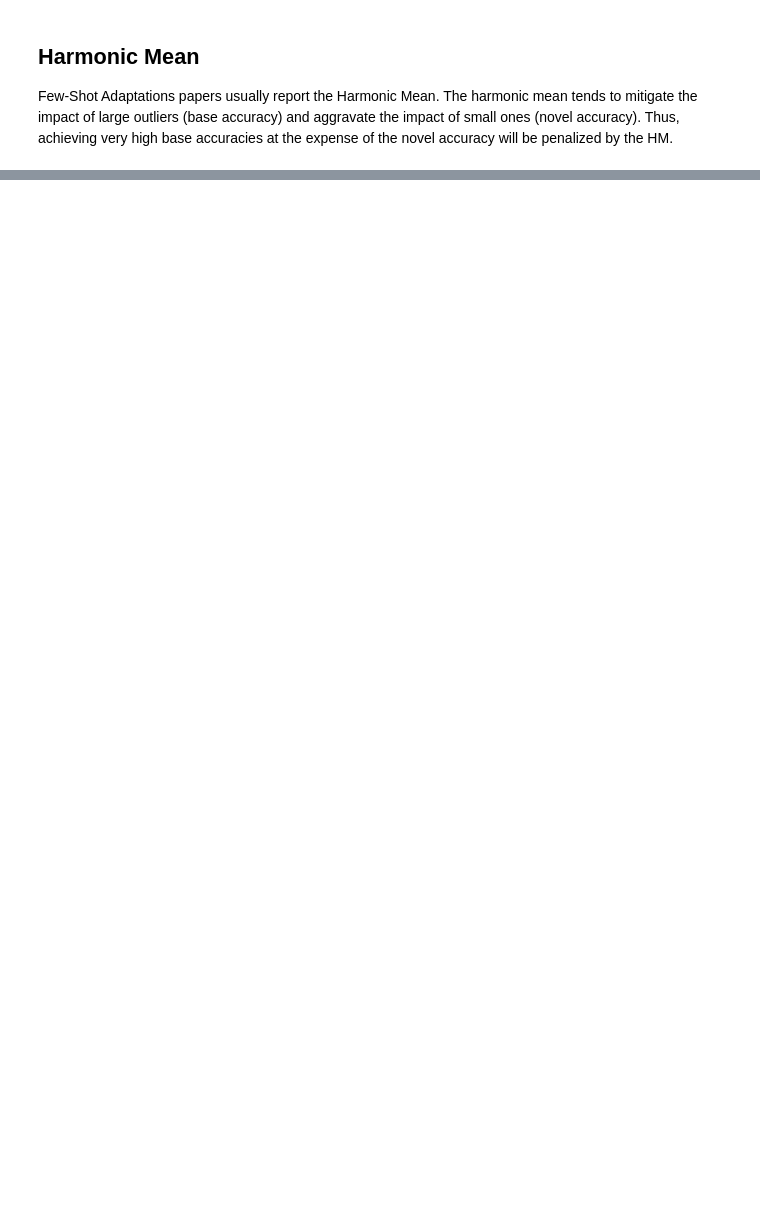
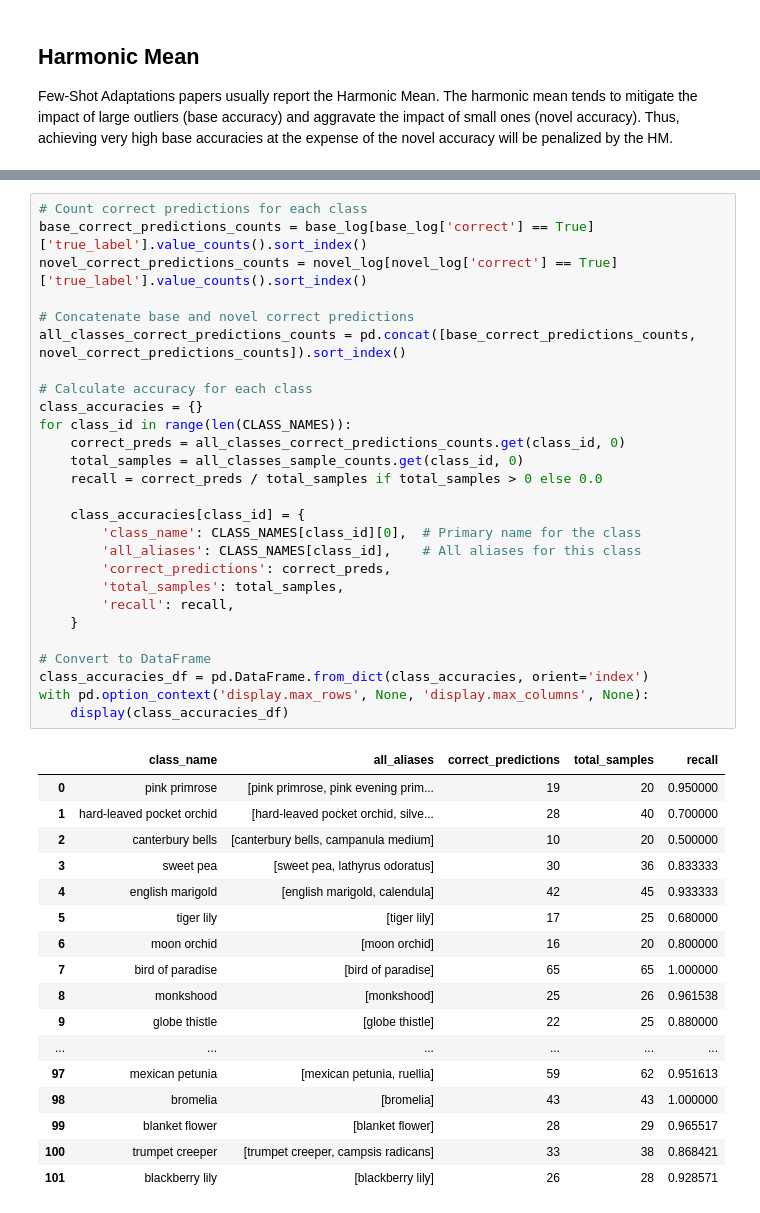
Before and after one commit to antnatb/deep-learning-2025-project, a Jupyter notebook: notebooks/aka_CLIP_zero_shot.ipynb, the cells around one changed output, grey strips where cells are left out. Drawn from its saved outputs; the diff is of its cells as text; blank space fills up the shorter version.

```diff
--- a/notebooks/aka_CLIP_zero_shot.ipynb
+++ b/notebooks/aka_CLIP_zero_shot.ipynb
@@ -320,0 +315,45 @@ plt.show()
+# %%
+# Count correct predictions for each class
+base_correct_predictions_counts = base_log[base_log['correct'] == True]['true_label'].value_counts().sort_index()
+novel_correct_predictions_counts = novel_log[novel_log['correct'] == True]['true_label'].value_counts().sort_index()
+
+# Concatenate base and novel correct predictions
+all_classes_correct_predictions_counts = pd.concat([base_correct_predictions_counts, novel_correct_predictions_counts]).sort_index()
+
+# Calculate accuracy for each class
+class_accuracies = {}
+for class_id in range(len(CLASS_NAMES)):
+    correct_preds = all_classes_correct_predictions_counts.get(class_id, 0)
+    total_samples = all_classes_sample_counts.get(class_id, 0)
+    recall = correct_preds / total_samples if total_samples > 0 else 0.0
+
+    class_accuracies[class_id] = {
+        'class_name': CLASS_NAMES[class_id][0],  # Primary name for the class
+        'all_aliases': CLASS_NAMES[class_id],    # All aliases for this class
+        'correct_predictions': correct_preds,
+        'total_samples': total_samples,
+        'recall': recall,
+    }
+
+# Convert to DataFrame
+class_accuracies_df = pd.DataFrame.from_dict(class_accuracies, orient='index')
+with pd.option_context('display.max_rows', None, 'display.max_columns', None):
+    display(class_accuracies_df)
+# %% [output]
+|  | class_name | all_aliases | correct_predictions | total_samples | recall |
+| 0 | pink primrose | [pink primrose, pink evening prim... | 19 | 20 | 0.950000 |
+| 1 | hard-leaved pocket orchid | [hard-leaved pocket orchid, silve... | 28 | 40 | 0.700000 |
+| 2 | canterbury bells | [canterbury bells, campanula medium] | 10 | 20 | 0.500000 |
+| 3 | sweet pea | [sweet pea, lathyrus odoratus] | 30 | 36 | 0.833333 |
+| 4 | english marigold | [english marigold, calendula] | 42 | 45 | 0.933333 |
+| 5 | tiger lily | [tiger lily] | 17 | 25 | 0.680000 |
+| 6 | moon orchid | [moon orchid] | 16 | 20 | 0.800000 |
+| 7 | bird of paradise | [bird of paradise] | 65 | 65 | 1.000000 |
+| 8 | monkshood | [monkshood] | 25 | 26 | 0.961538 |
+| 9 | globe thistle | [globe thistle] | 22 | 25 | 0.880000 |
+| ... | ... | ... | ... | ... | ... |
+| 97 | mexican petunia | [mexican petunia, ruellia] | 59 | 62 | 0.951613 |
+| 98 | bromelia | [bromelia] | 43 | 43 | 1.000000 |
+| 99 | blanket flower | [blanket flower] | 28 | 29 | 0.965517 |
+| 100 | trumpet creeper | [trumpet creeper, campsis radicans] | 33 | 38 | 0.868421 |
+| 101 | blackberry lily | [blackberry lily] | 26 | 28 | 0.928571 |
```
Also changed, not shown: parts of 15 cells of this notebook.
